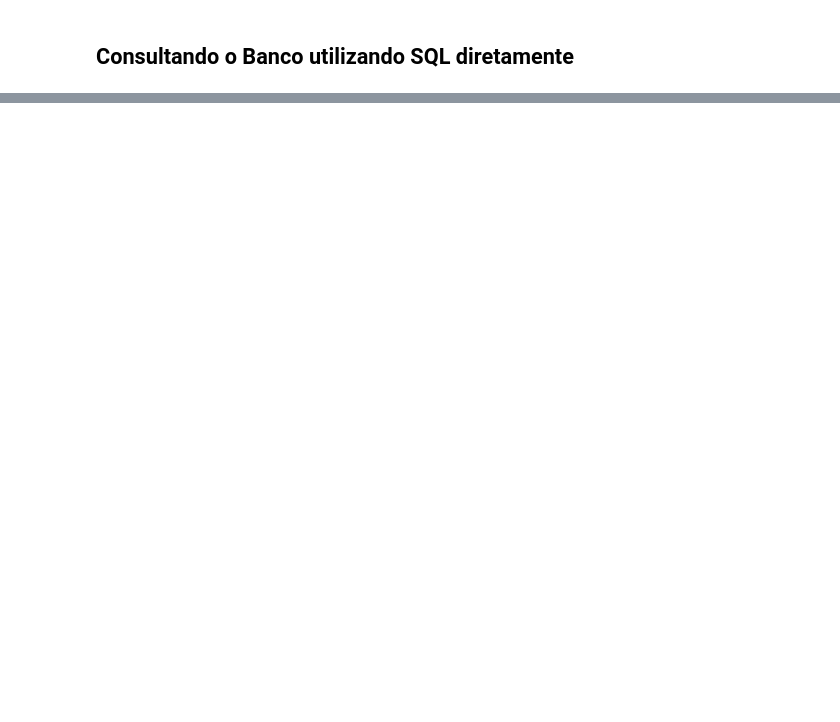
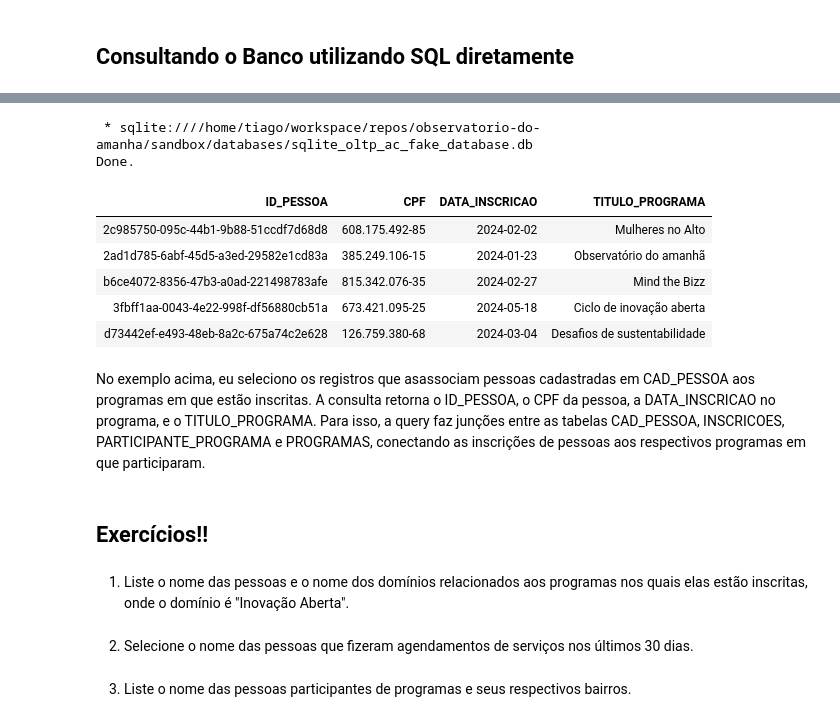
Before and after one commit to observatorio-do-amanha-ac/sandbox, a Jupyter notebook: notebooks/create_ac_fake_oltp_db.ipynb, the cells around one changed output, grey strips where cells are left out. Drawn from its saved outputs; the diff is of its cells as text; code cells hidden in the pictures; blank space fills up the shorter version.

```diff
--- a/notebooks/create_ac_fake_oltp_db.ipynb
+++ b/notebooks/create_ac_fake_oltp_db.ipynb
@@ -645,0 +629,34 @@ Done.
+# %%
+%%sql
+SELECT
+    C.ID_PESSOA
+   ,C.CPF
+   ,I.DATA_INSCRICAO
+   ,P.TITULO_PROGRAMA
+FROM CAD_PESSOA AS C
+JOIN INSCRICOES AS I
+ON C.ID_PESSOA = I.ID_PESSOA
+JOIN PARTICIPANTE_PROGRAMA AS PP
+ON I.ID_INSCRICAO = PP.ID_INSCRICAO
+JOIN PROGRAMAS AS P
+ON PP.ID_PROGRAMA = P.ID_PROGRAMA
+LIMIT 5
+# %% [output]
+ * sqlite:////home/tiago/workspace/repos/observatorio-do-amanha/sandbox/databases/sqlite_oltp_ac_fake_database.db
+Done.
+| ID_PESSOA | CPF | DATA_INSCRICAO | TITULO_PROGRAMA |
+| 2c985750-095c-44b1-9b88-51ccdf7d68d8 | 608.175.492-85 | 2024-02-02 | Mulheres no Alto |
+| 2ad1d785-6abf-45d5-a3ed-29582e1cd83a | 385.249.106-15 | 2024-01-23 | Observatório do amanhã |
+| b6ce4072-8356-47b3-a0ad-221498783afe | 815.342.076-35 | 2024-02-27 | Mind the Bizz |
+| 3fbff1aa-0043-4e22-998f-df56880cb51a | 673.421.095-25 | 2024-05-18 | Ciclo de inovação aberta |
+| d73442ef-e493-48eb-8a2c-675a74c2e628 | 126.759.380-68 | 2024-03-04 | Desafios de sustentabilidade |
+# %% [markdown]
+No exemplo acima, eu seleciono os registros que asassociam pessoas cadastradas em CAD_PESSOA aos programas em que estão inscritas. A consulta retorna o ID_PESSOA, o CPF da pessoa, a DATA_INSCRICAO no programa, e o TITULO_PROGRAMA. Para isso, a query faz junções entre as tabelas CAD_PESSOA, INSCRICOES, PARTICIPANTE_PROGRAMA e PROGRAMAS, conectando as inscrições de pessoas aos respectivos programas em que participaram.
+# %% [markdown]
+## Exercícios!!
+# %% [markdown]
+1. Liste o nome das pessoas e o nome dos domínios relacionados aos programas nos quais elas estão inscritas, onde o domínio é "Inovação Aberta".
+# %% [markdown]
+2. Selecione o nome das pessoas que fizeram agendamentos de serviços nos últimos 30 dias.
+# %% [markdown]
+3. Liste o nome das pessoas participantes de programas e seus respectivos bairros.
```
Also changed, not shown: parts of 53 cells of this notebook.
